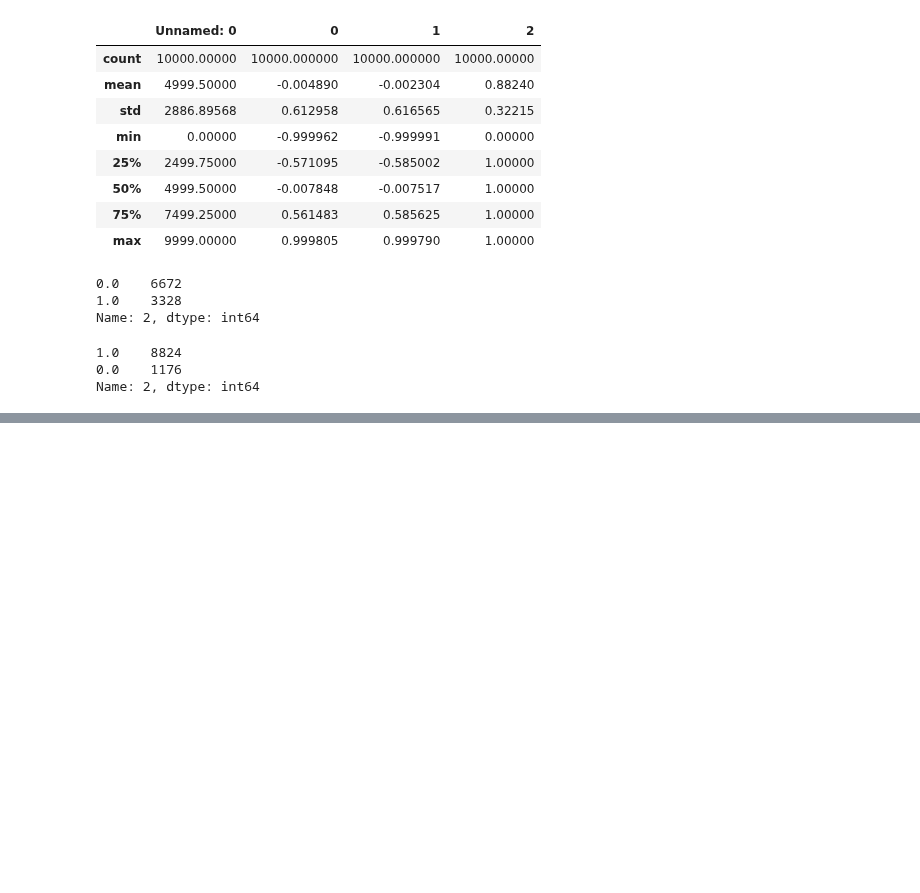
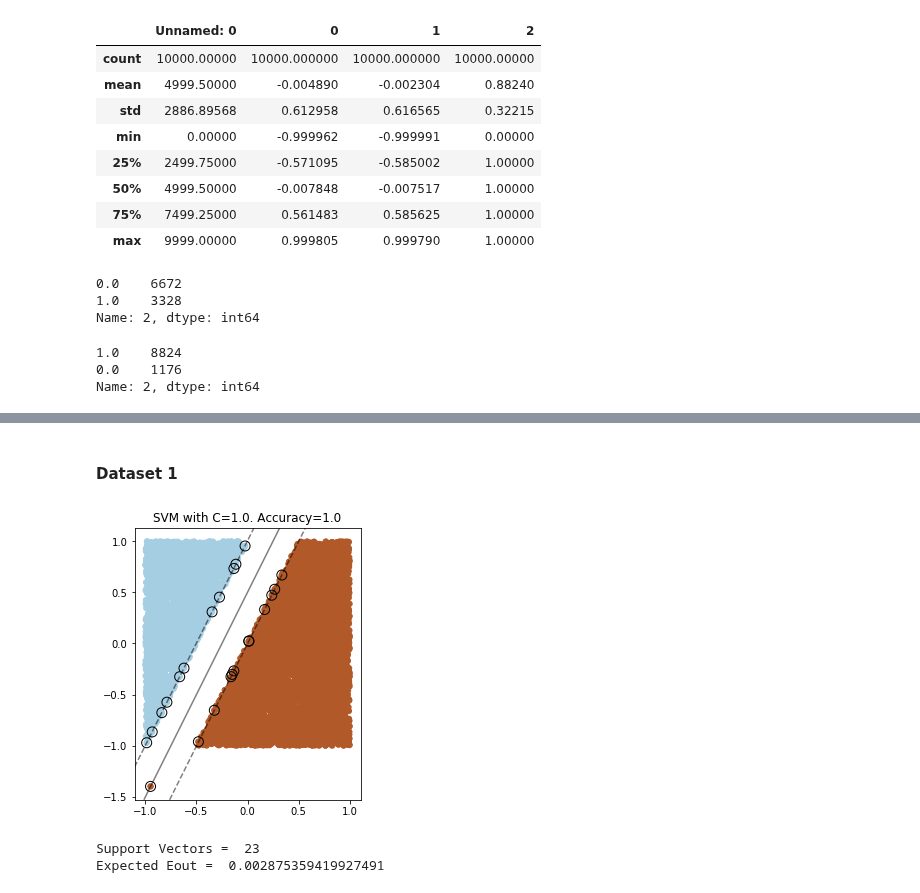
Before and after one commit to vipulpopat/MSCAI_Sem1_Etivity5, a Jupyter notebook: 18200036_Etivity5_CE6002.ipynb, the cells around one changed output, grey strips where cells are left out. Saved outputs shown, nothing was run; the diff lists cells and outputs as text; code cells hidden in the pictures; blank space fills up the shorter version.

```diff
--- a/18200036_Etivity5_CE6002.ipynb
+++ b/18200036_Etivity5_CE6002.ipynb
@@ -222,7 +229,30 @@ plt.show()
 # %%
 # prepare independent stratified data sets for training and test of the final model
+X_train, X_test, y_train, y_test = train_test_split(
+    X, y, test_size=0.20, shuffle=True, stratify=y, random_state=5)
+
 X_train2, X_test2, y_train2, y_test2 = train_test_split(
-    X2, y2, test_size=0.20, shuffle=True, stratify=y2, random_state=39)
+    X2, y2, test_size=0.20, shuffle=True, stratify=y2, random_state=5)
 
 X_train3, X_test3, y_train3, y_test3 = train_test_split(
-    X3, y3, test_size=0.20, shuffle=True, stratify=y3, random_state=39)
+    X3, y3, test_size=0.20, shuffle=True, stratify=y3, random_state=5)
+# %% [markdown]
+#### Dataset 1
+# %%
+c=1.0
+gamma=0.45
+clf = svm.SVC(kernel='linear', C=c)
+clf.fit(X_train, y_train)
+accuracy = clf.score(X_test, y_test)
+plot_svm_margin(X_train, y_train, clf, c, accuracy)
+plt.show()
+
+sv_count = clf.support_.shape[0]
+eout = np.sum(clf.n_support_) / (X_train.shape[0] - 1)
+
+print('Support Vectors = ', sv_count)
+print('Expected Eout = ', eout)
+# %% [output]
+[figure, added]
+Support Vectors =  23
+Expected Eout =  0.002875359419927491
```
Also changed, not shown: parts of 13 cells of this notebook, 2 other files.
